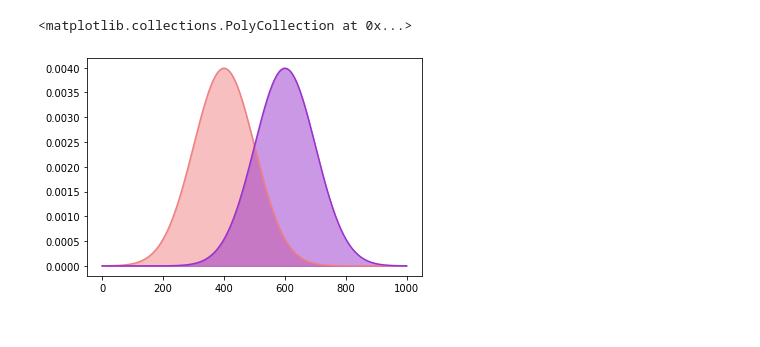
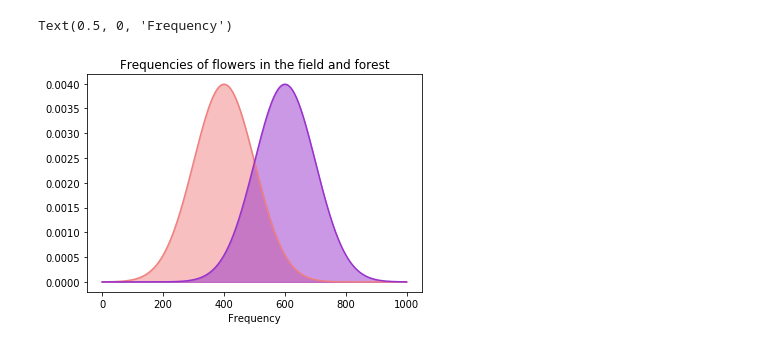
Before and after one commit to mariakesa/ReinforcementLearning, a Jupyter notebook: HermunstadTutorial.ipynb, the cells around one changed output. Cells and saved outputs as stored; diff of their text form; code cells hidden in the pictures.

```diff
--- a/HermunstadTutorial.ipynb
+++ b/HermunstadTutorial.ipynb
@@ -9,12 +10,13 @@ frequencies=np.arange(0,1000)
 # %%
 field_pdf = stats.norm(400, 100)
 forest_pdf=stats.norm(600,100)
 
 plt.plot(frequencies, field_pdf.pdf(frequencies),color='lightcoral')
 plt.plot(frequencies, forest_pdf.pdf(frequencies),color='darkorchid')
 plt.fill_between(frequencies,field_pdf.pdf(frequencies),color='lightcoral',alpha=0.5)
 plt.fill_between(frequencies, forest_pdf.pdf(frequencies),color='darkorchid',alpha=0.5)
-plt.title()
+plt.title('Frequencies of flowers in the field and forest')
+plt.xlabel('Frequency')
 # %% [output]
-<matplotlib.collections.PolyCollection at 0x...>
+Text(0.5, 0, 'Frequency')
-[figure, old version]
+[figure, new version]
```
Also changed, not shown: parts of 2 cells of this notebook.
